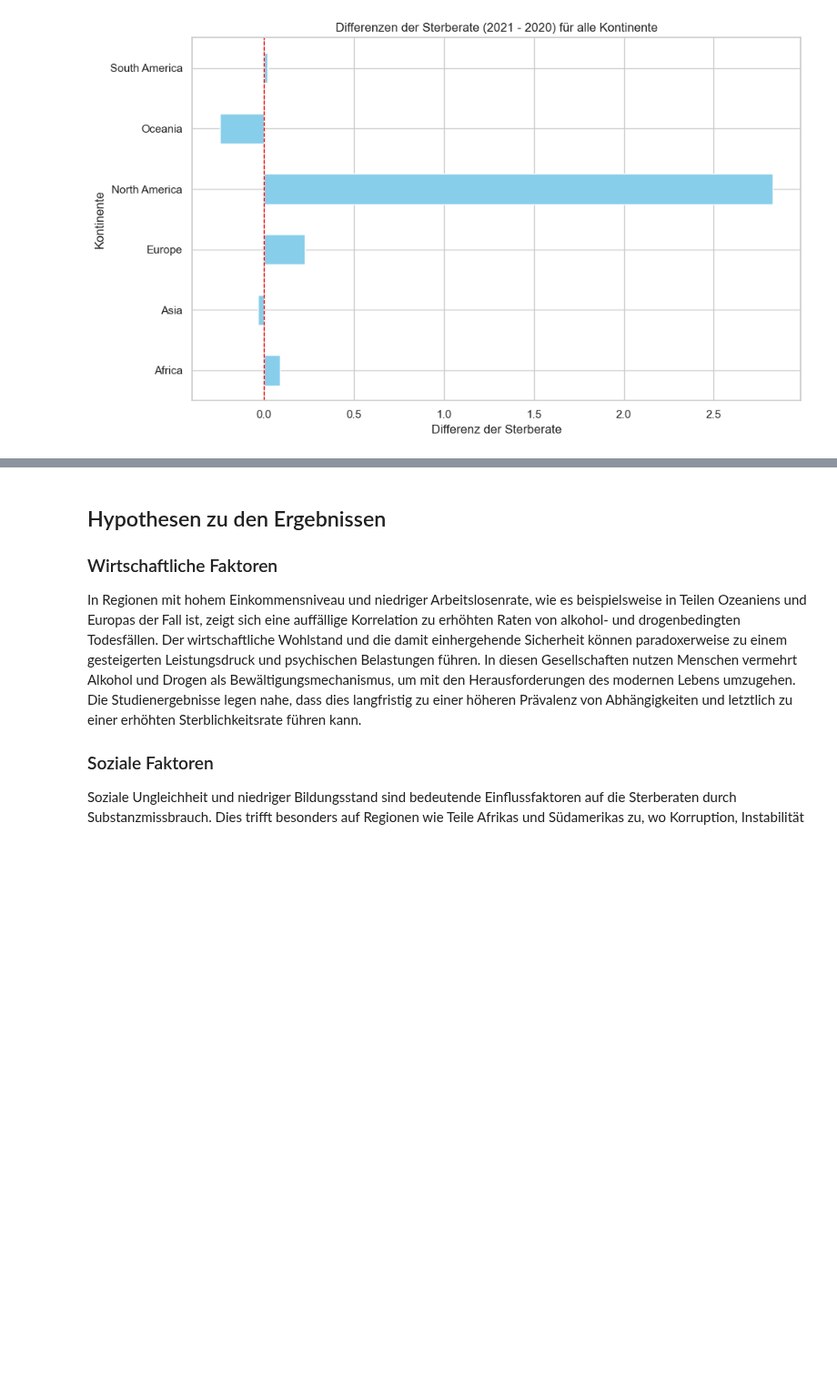
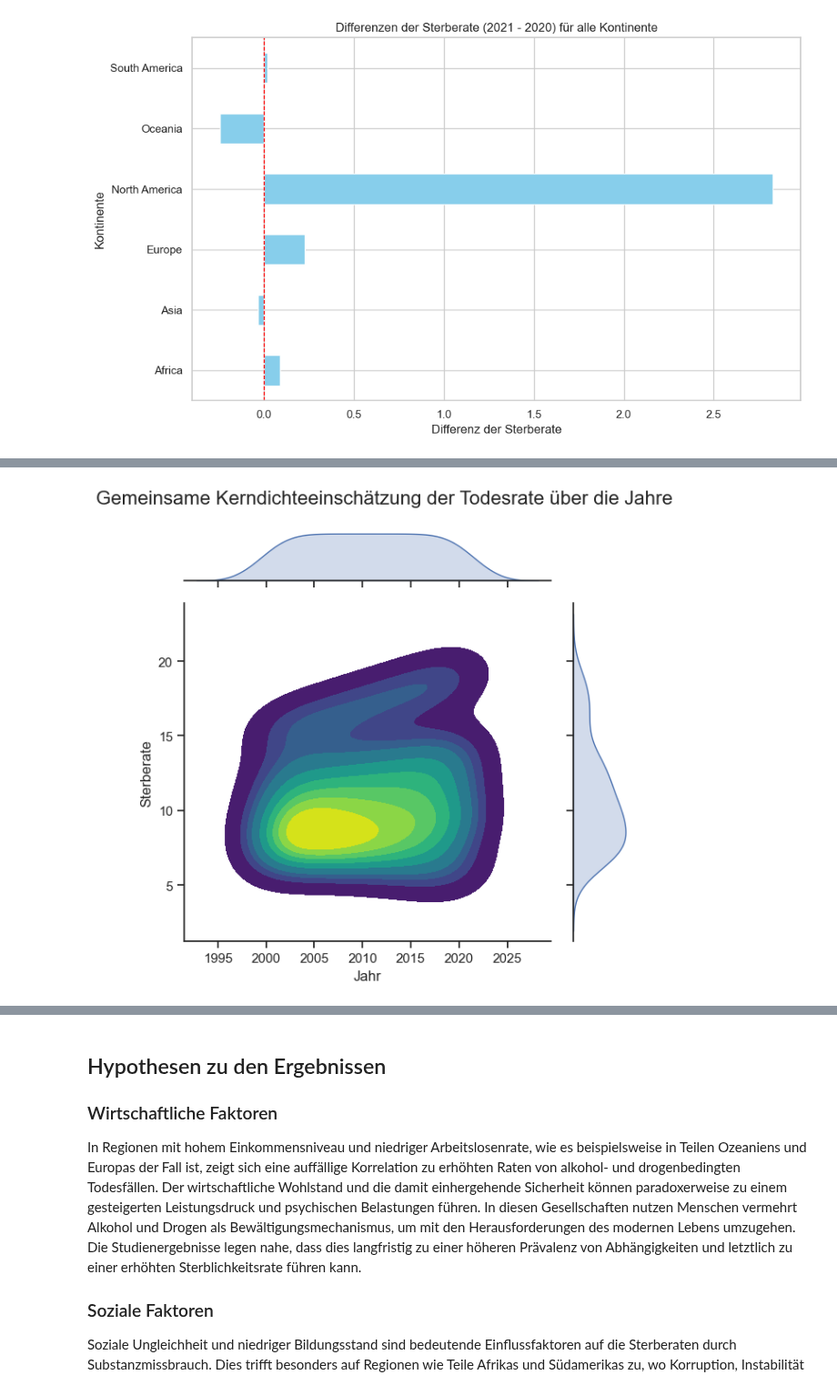
Before and after one commit to Joyce-ops/BMLD-LN2-Carmen-Mcqulat-Joyce, a Jupyter notebook: Leistungsnachweis 2.ipynb, the cells around one changed output, grey strips where cells are left out. Shown at 91% size. Cells and saved outputs as stored; diff of their text form; code cells hidden in the pictures; blank space fills up the shorter version.

```diff
--- a/Leistungsnachweis 2.ipynb
+++ b/Leistungsnachweis 2.ipynb
@@ -632,0 +636,57 @@ plt.show()
+# %%
+import pandas as pd
+import seaborn as sns
+import matplotlib.pyplot as plt
+
+# Beispiel-Daten erstellen, falls `df_pivot` fehlt
+data = {
+    'Jahr': list(range(2000, 2022)),
+    'Africa': [10 + i * 0.1 for i in range(22)],
+    'Asia': [15 + i * 0.2 for i in range(22)],
+    'Europe': [8 - i * 0.1 for i in range(22)],
+    'North America': [9 + i * 0.05 for i in range(22)],
+    'Oceania': [7 + i * 0.08 for i in range(22)],
+    'South America': [12 + i * 0.1 for i in range(22)]
+}
+
+# DataFrame erstellen
+df = pd.DataFrame(data)
+df_pivot = df.set_index('Jahr')  # Pivot-Tabelle für Todesraten
+
+# Regionen und Farben definieren
+regions = ['Africa', 'Asia', 'Europe', 'North America', 'Oceania', 'South America']
+region_colors = {
+    'Europe': 'pink',
+    'North America': 'green',
+    'Oceania': 'blue',
+    'South America': 'purple',
+    'Asia': 'red',
+    'Africa': 'darkblue'
+}
+
+# Daten vorbereiten
+df_pivot.reset_index(inplace=True)
+df_melted = df_pivot.melt(id_vars=['Jahr'], var_name='Region', value_name='Sterberate')
+
+# Beispiel-Daten für KDE: Nur zwei Spalten verwenden (Jahr und Sterberate)
+kde_data = df_melted[['Jahr', 'Sterberate']]
+
+# Joint KDE erstellen
+sns.set_theme(style="ticks")
+g = sns.jointplot(
+    data=kde_data,
+    x='Jahr',
+    y='Sterberate',
+    kind='kde',
+    fill=True,
+    cmap="viridis"
+)
+
+# Titel hinzufügen
+g.fig.suptitle("Gemeinsame Kerndichteeinschätzung der Todesrate über die Jahre", fontsize=16)
+g.fig.tight_layout()
+g.fig.subplots_adjust(top=0.9)  # Platz für den Titel schaffen
+
+plt.show()
+# %% [output]
+[figure, added]
```
Also changed, not shown: parts of 10 cells of this notebook.
